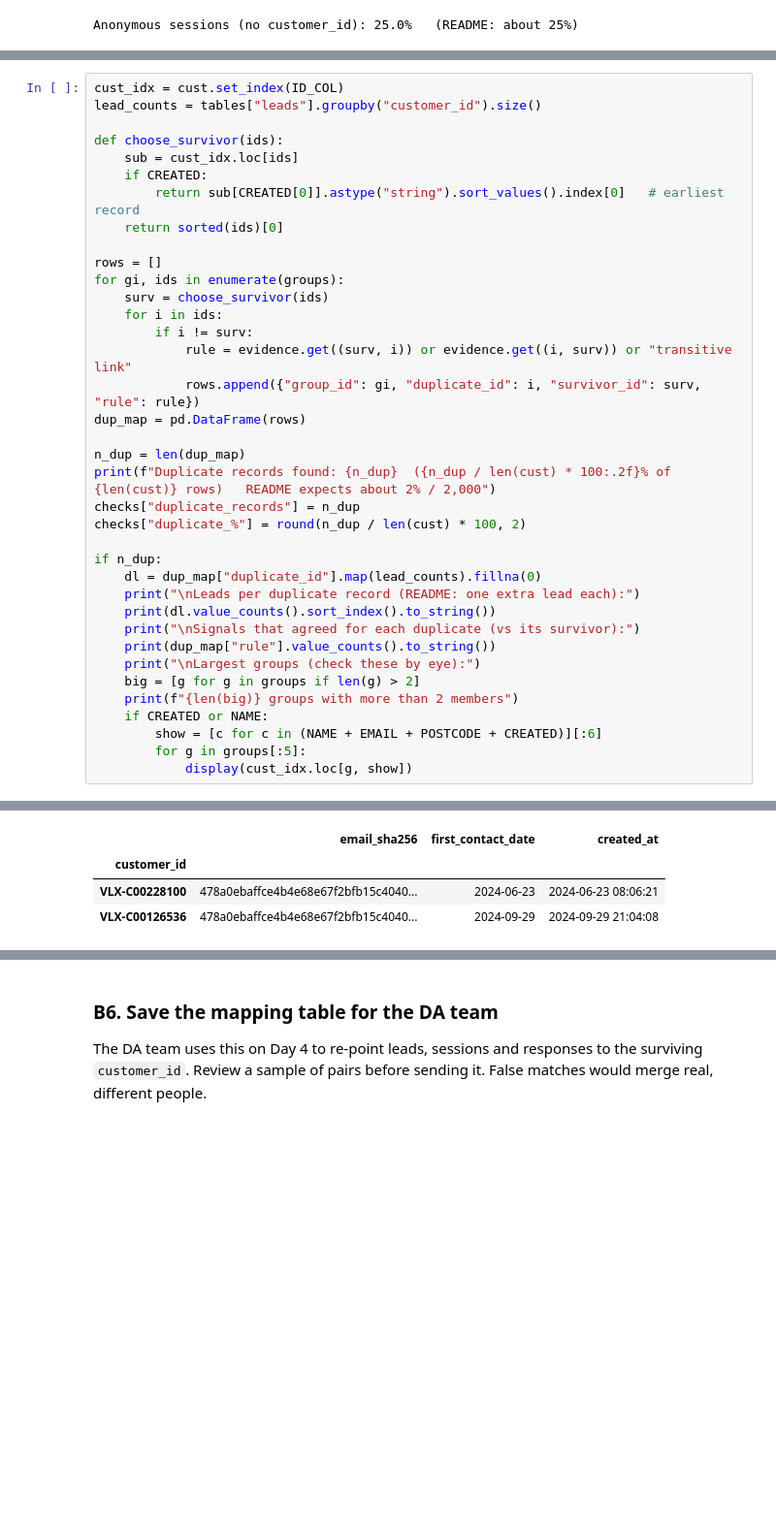
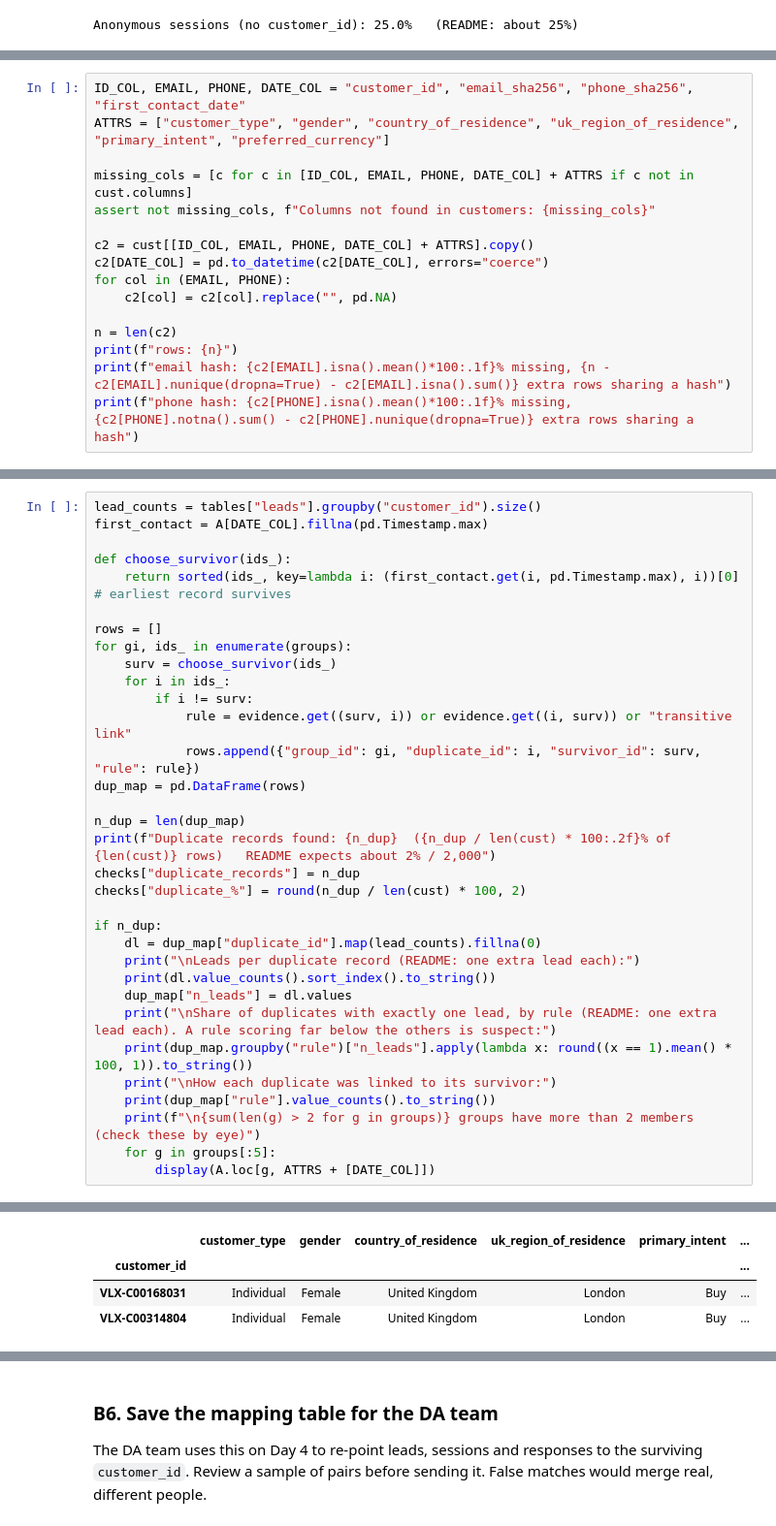
Before and after one commit to Adedamola-Akano/Veltrix_Project_Team-A, a Jupyter notebook: notebooks/02_profiling_duplicates_eda (1).ipynb, the cells around one changed output, grey strips where cells are left out. Shown at 97% size. Cells and saved outputs as stored; diff of their text form; blank space fills up the shorter version.

```diff
--- a/notebooks/02_profiling_duplicates_eda.ipynb
+++ b/notebooks/02_profiling_duplicates_eda (1).ipynb
@@ -567,0 +430,16 @@ elif not groups:
+# %%
+ID_COL, EMAIL, PHONE, DATE_COL = "customer_id", "email_sha256", "phone_sha256", "first_contact_date"
+ATTRS = ["customer_type", "gender", "country_of_residence", "uk_region_of_residence", "primary_intent", "preferred_currency"]
+
+missing_cols = [c for c in [ID_COL, EMAIL, PHONE, DATE_COL] + ATTRS if c not in cust.columns]
+assert not missing_cols, f"Columns not found in customers: {missing_cols}"
+
+c2 = cust[[ID_COL, EMAIL, PHONE, DATE_COL] + ATTRS].copy()
+c2[DATE_COL] = pd.to_datetime(c2[DATE_COL], errors="coerce")
+for col in (EMAIL, PHONE):
+    c2[col] = c2[col].replace("", pd.NA)
+
+n = len(c2)
+print(f"rows: {n}")
+print(f"email hash: {c2[EMAIL].isna().mean()*100:.1f}% missing, {n - c2[EMAIL].nunique(dropna=True) - c2[EMAIL].isna().sum()} extra rows sharing a hash")
+print(f"phone hash: {c2[PHONE].isna().mean()*100:.1f}% missing, {c2[PHONE].notna().sum() - c2[PHONE].nunique(dropna=True)} extra rows sharing a hash")
@@ -573,17 +572,14 @@ elif not groups:
 # %%
-cust_idx = cust.set_index(ID_COL)
 lead_counts = tables["leads"].groupby("customer_id").size()
+first_contact = A[DATE_COL].fillna(pd.Timestamp.max)
 
-def choose_survivor(ids):
-    sub = cust_idx.loc[ids]
-    if CREATED:
-        return sub[CREATED[0]].astype("string").sort_values().index[0]   # earliest record
-    return sorted(ids)[0]
+def choose_survivor(ids_):
+    return sorted(ids_, key=lambda i: (first_contact.get(i, pd.Timestamp.max), i))[0]   # earliest record survives
 
 rows = []
-for gi, ids in enumerate(groups):
-    surv = choose_survivor(ids)
-    for i in ids:
+for gi, ids_ in enumerate(groups):
+    surv = choose_survivor(ids_)
+    for i in ids_:
         if i != surv:
             rule = evidence.get((surv, i)) or evidence.get((i, surv)) or "transitive link"
             rows.append({"group_id": gi, "duplicate_id": i, "survivor_id": surv, "rule": rule})
@@ -598,15 +594,14 @@ if n_dup:
     dl = dup_map["duplicate_id"].map(lead_counts).fillna(0)
     print("\nLeads per duplicate record (README: one extra lead each):")
     print(dl.value_counts().sort_index().to_string())
-    print("\nSignals that agreed for each duplicate (vs its survivor):")
+    dup_map["n_leads"] = dl.values
+    print("\nShare of duplicates with exactly one lead, by rule (README: one extra lead each). A rule scoring far below the others is suspect:")
+    print(dup_map.groupby("rule")["n_leads"].apply(lambda x: round((x == 1).mean() * 100, 1)).to_string())
+    print("\nHow each duplicate was linked to its survivor:")
     print(dup_map["rule"].value_counts().to_string())
-    print("\nLargest groups (check these by eye):")
-    big = [g for g in groups if len(g) > 2]
-    print(f"{len(big)} groups with more than 2 members")
-    if CREATED or NAME:
-        show = [c for c in (NAME + EMAIL + POSTCODE + CREATED)][:6]
-        for g in groups[:5]:
-            display(cust_idx.loc[g, show])
+    print(f"\n{sum(len(g) > 2 for g in groups)} groups have more than 2 members (check these by eye)")
+    for g in groups[:5]:
+        display(A.loc[g, ATTRS + [DATE_COL]])
 # %% [output]
 Duplicate records found: 1427  (1.40% of 102000 rows)   README expects about 2% / 2,000
 
@@ -624,4 +624,4 @@ Largest groups (check these by eye):
-|  | email_sha256 | first_contact_date | created_at |
-| customer_id |  |  |  |
-| VLX-C00228100 | 478a0ebaffce4b4e68e67f2bfb15c4040... | 2024-06-23 | 2024-06-23 08:06:21 |
-| VLX-C00126536 | 478a0ebaffce4b4e68e67f2bfb15c4040... | 2024-09-29 | 2024-09-29 21:04:08 |
+|  | customer_type | gender | country_of_residence | uk_region_of_residence | primary_intent | ... |
+| customer_id |  |  |  |  |  | ... |
+| VLX-C00168031 | Individual | Female | United Kingdom | London | Buy | ... |
+| VLX-C00314804 | Individual | Female | United Kingdom | London | Buy | ... |
```
Also changed, not shown: parts of 37 cells of this notebook, 8 other files.
